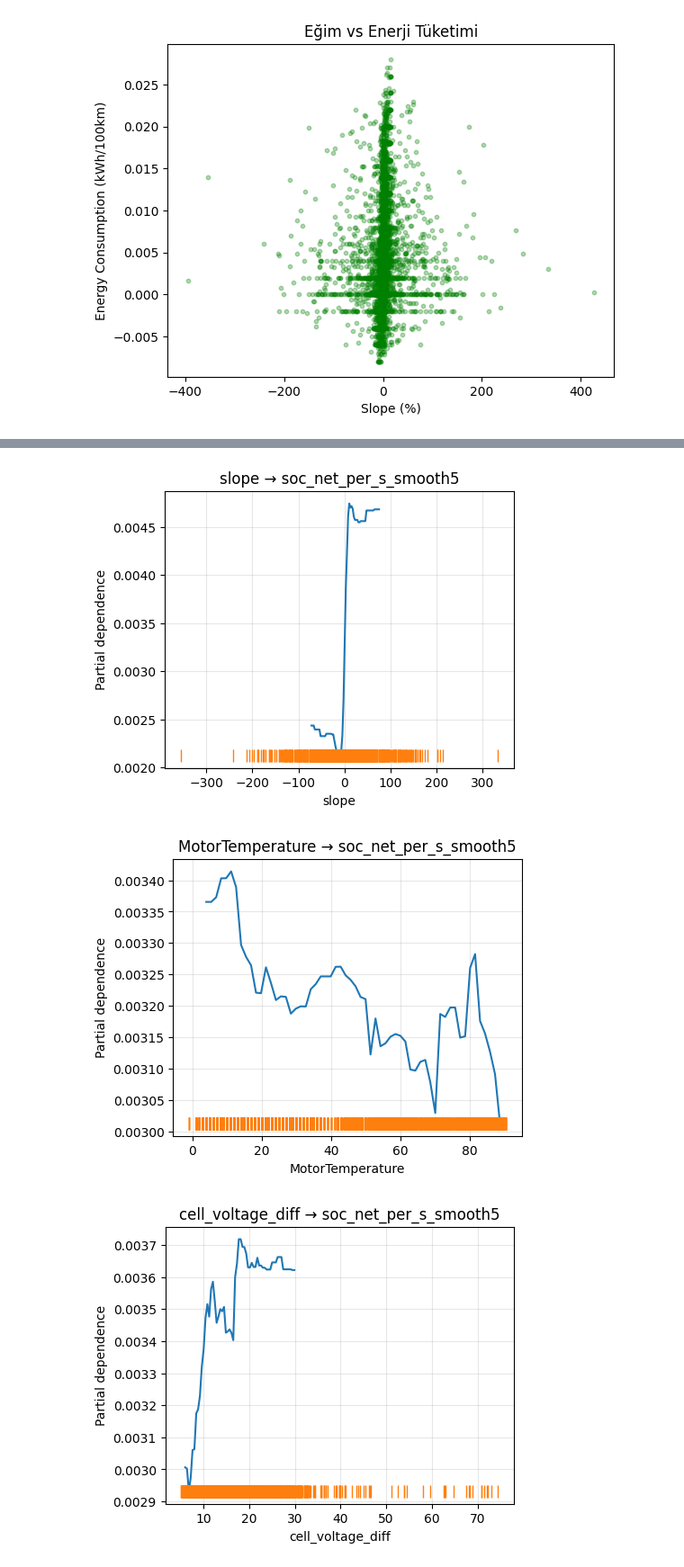
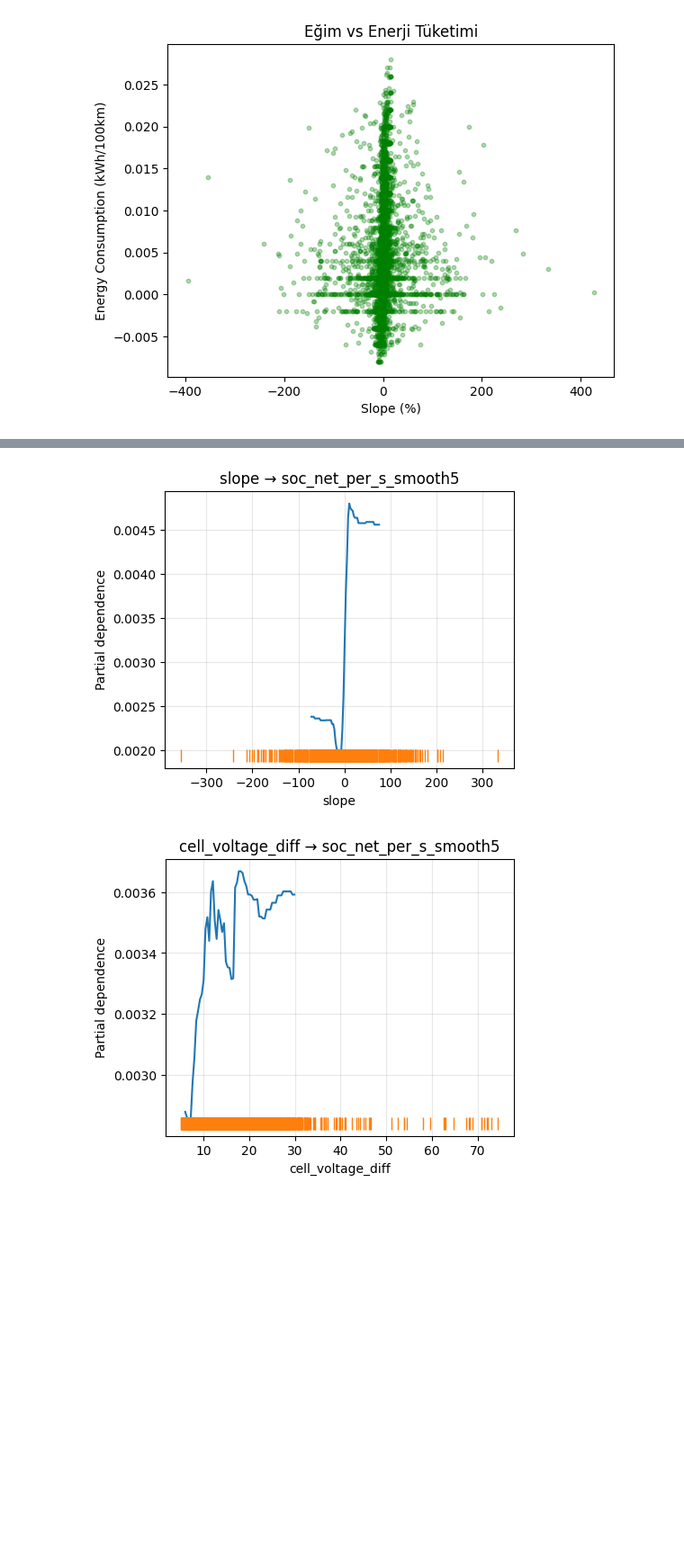
Before and after one commit to gmzdag/ev-energy-prediction, a Jupyter notebook: models/xgboost.ipynb, the cells around one changed output, grey strips where cells are left out. Shown at 90% size. Saved outputs shown, nothing was run; the diff lists cells and outputs as text; code cells hidden in the pictures; blank space fills up the shorter version.

```diff
--- a/models/xgboost.ipynb
+++ b/models/xgboost.ipynb
@@ -318,7 +321,7 @@ final_params = {
 num_round = int(best_iter) + 1  # best iterasyona kadar
 
 evals = [(dtrain, "train"), (dval, "eval")]
-model_xgb = xgb.train(
+model_xgb_best = xgb.train(
     params=final_params,
     dtrain=dtrain,
     evals=evals,
@@ -731,6 +736,6 @@ def plot_pdp(booster, X, features, target="soc_net_per_s_smooth5", grid=60):
         plt.title(f"{f} → {target}"); plt.xlabel(f); plt.ylabel("Partial dependence"); plt.grid(True, alpha=0.3)
         plt.show()
 
-features = [f for f in ["speed_ms","acc_ms2","slope","MotorTemperature","cell_voltage_diff"] if f in X_train.columns]
+features = [f for f in ["speed_ms","acc_ms2","slope","cell_voltage_diff"] if f in X_train.columns]
 plot_pdp(model_xgb_best, X_train, features)
 # %% [output]
@@ -739,3 +744,2 @@ plot_pdp(model_xgb_best, X_train, features)
-[figure, old version]
+[figure, new version]
-[figure, old version]
+[figure, new version]
-[figure, removed]
```
Also changed, not shown: parts of 11 cells of this notebook.
